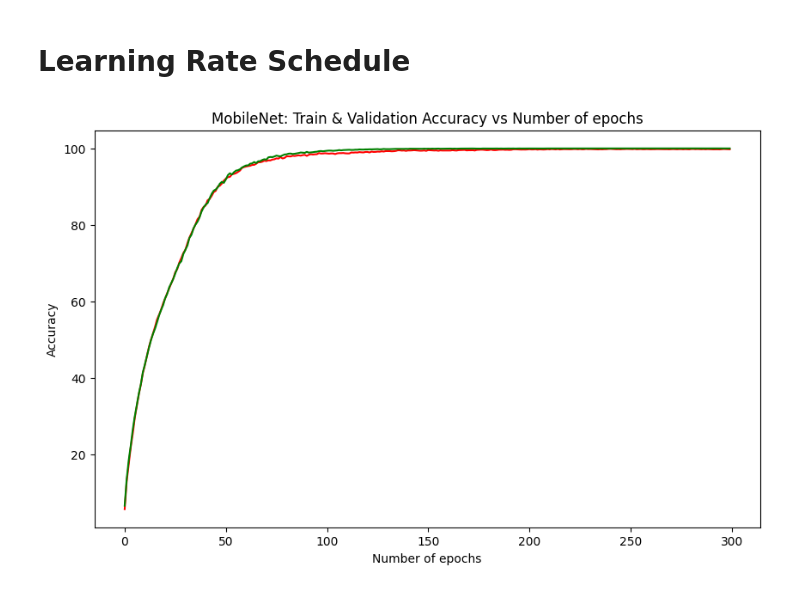
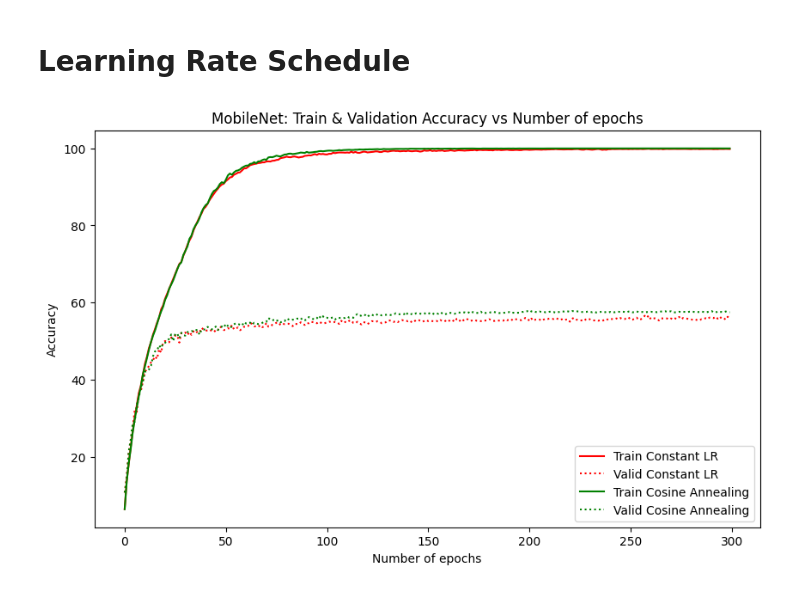
Before and after one commit to giangson19/ai6103_assignment, a Jupyter notebook: visualization.ipynb, the cells around one changed output. Cells and saved outputs as stored; diff of their text form; code cells hidden in the pictures.

```diff
--- a/visualization.ipynb
+++ b/visualization.ipynb
@@ -75,15 +166,15 @@ cosine_annealing_005 = json.load(open('learning_curves/cosine_annealing.json'))
 # %%
 plt.figure(figsize=(10, 6))
 plt.plot(range(len(constant_lr_005['train_accuracies'])), constant_lr_005['train_accuracies'], 'r-')
-# plt.plot(range(len(constant_lr_005['valid_accuracies'])), constant_lr_005['valid_accuracies'], 'r:')
+plt.plot(range(len(constant_lr_005['valid_accuracies'])), constant_lr_005['valid_accuracies'], 'r:')
 plt.plot(range(len(cosine_annealing_005['train_accuracies'])), cosine_annealing_005['train_accuracies'], 'g-')
-# plt.plot(range(len(cosine_annealing_005['valid_accuracies'])), cosine_annealing_005['valid_accuracies'], 'g:')
+plt.plot(range(len(cosine_annealing_005['valid_accuracies'])), cosine_annealing_005['valid_accuracies'], 'g:')
 
 plt.xlabel("Number of epochs")
 plt.ylabel("Accuracy")
 plt.title(f"MobileNet: Train & Validation Accuracy vs Number of epochs")
-# plt.legend(['Train 0.01', 'Valid 0.01', 'Train 0.05', 'Valid 0.05', 'Train 0.2', 'Valid 0.2'])
+plt.legend(['Train Constant LR', 'Valid Constant LR', 'Train Cosine Annealing', 'Valid Cosine Annealing'])
 # plt.savefig(f'images/{learning_rate}_constant_lr_accuracy.png')
 plt.show()
 # %% [output]
-[figure, old version]
+[figure, new version]
```
Also changed, not shown: parts of 6 cells of this notebook, 5 other files.
